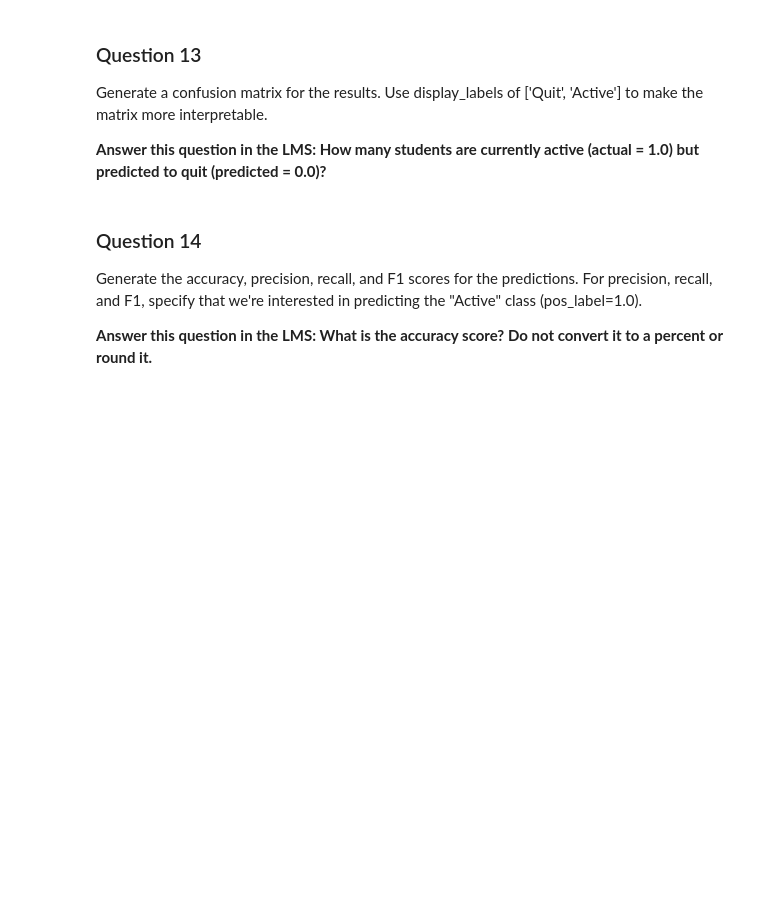
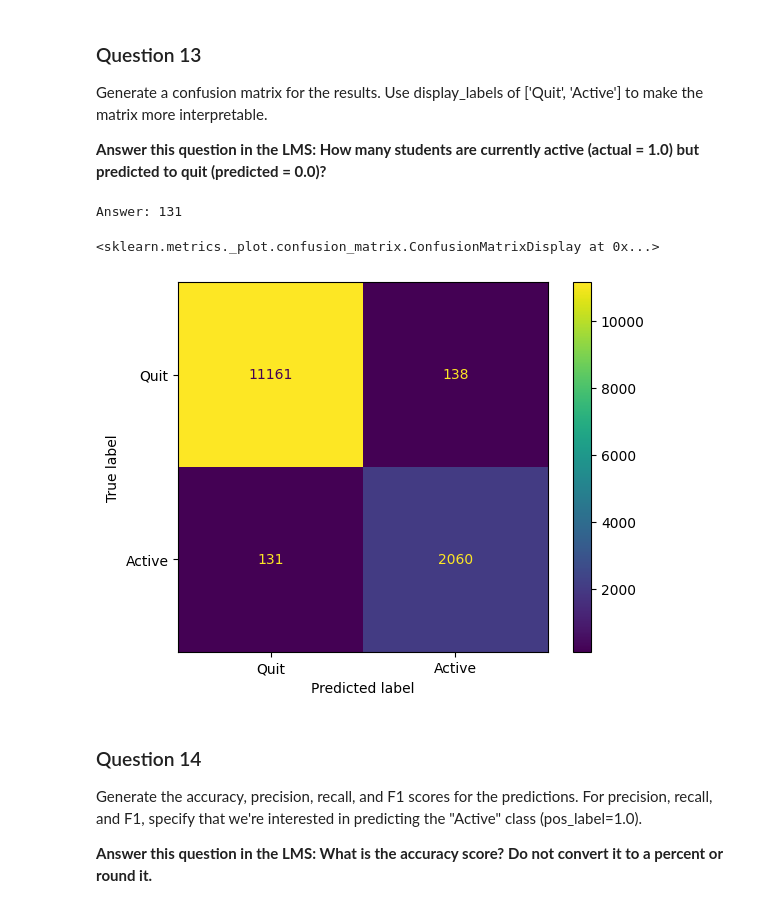
Before and after one commit to George-Ramsay/IS-455, a Jupyter notebook: Chapter-13/Stats_Multivariate_Categorical.ipynb, the cells around one changed output. Drawn from its saved outputs; the diff is of its cells as text; code cells hidden in the pictures; blank space fills up the shorter version.

```diff
--- a/Chapter-13/Stats_Multivariate_Categorical.ipynb
+++ b/Chapter-13/Stats_Multivariate_Categorical.ipynb
@@ -270,13 +415,20 @@ Generate a confusion matrix for the results. Use display_labels of ['Quit', 'Act
 # %%
 # Question 13
 
-from sklearn.metrics import ConfusionMatrixDisplay
+from sklearn.metrics import ConfusionMatrixDisplay, confusion_matrix
+
+cm = confusion_matrix(y_test, y_pred, labels=[0.0, 1.0])
+print(f'Answer: {cm[1, 0]}')
 
 ConfusionMatrixDisplay.from_predictions(
     y_test,
     y_pred,
     display_labels=['Quit', 'Active']
 )
+# %% [output]
+Answer: 131
+<sklearn.metrics._plot.confusion_matrix.ConfusionMatrixDisplay at 0x...>
+[figure, added]
 # %% [markdown]
 ### Question 14
 
```
Also changed, not shown: parts of 26 cells of this notebook, 3 other files.
